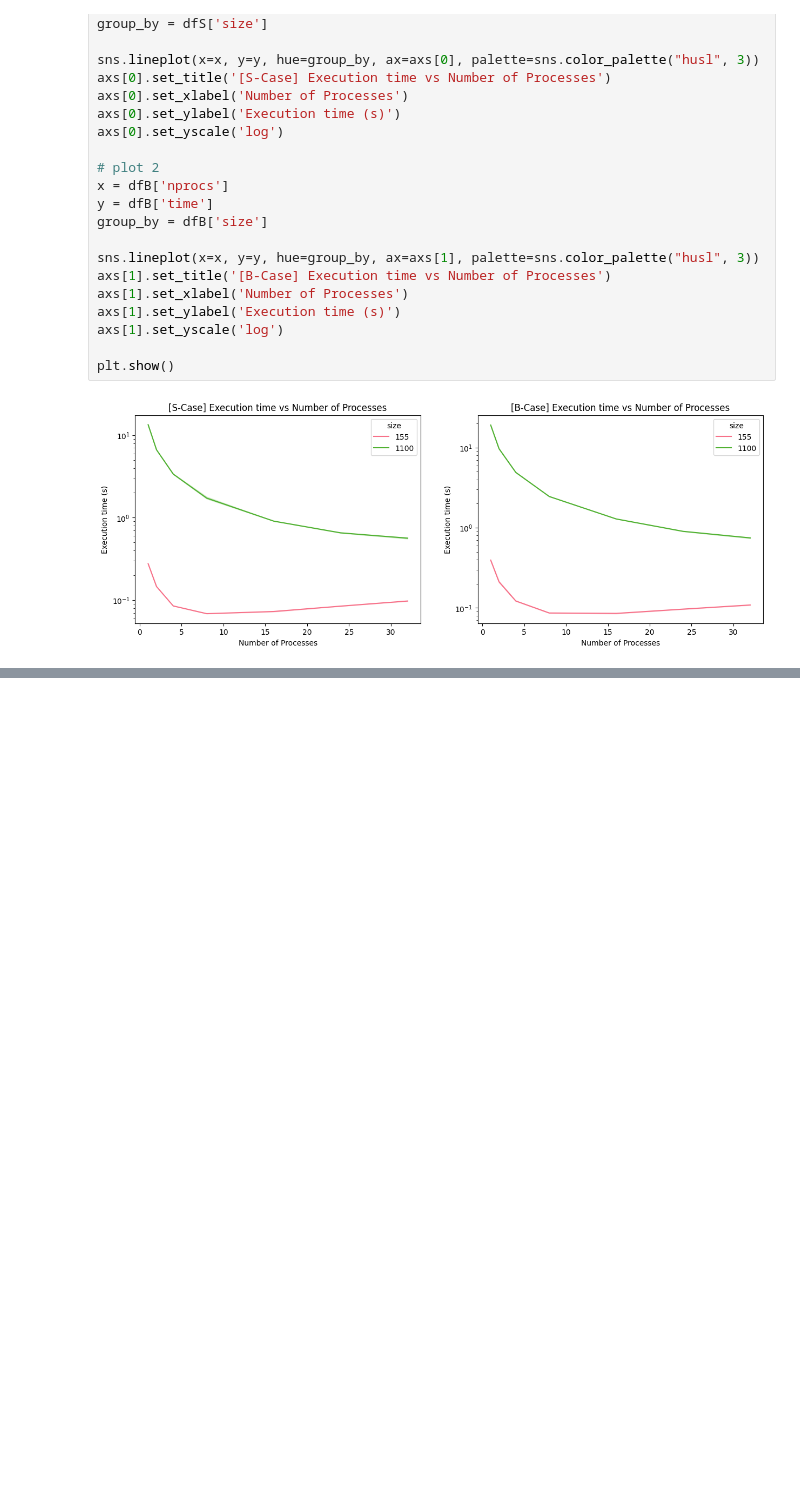
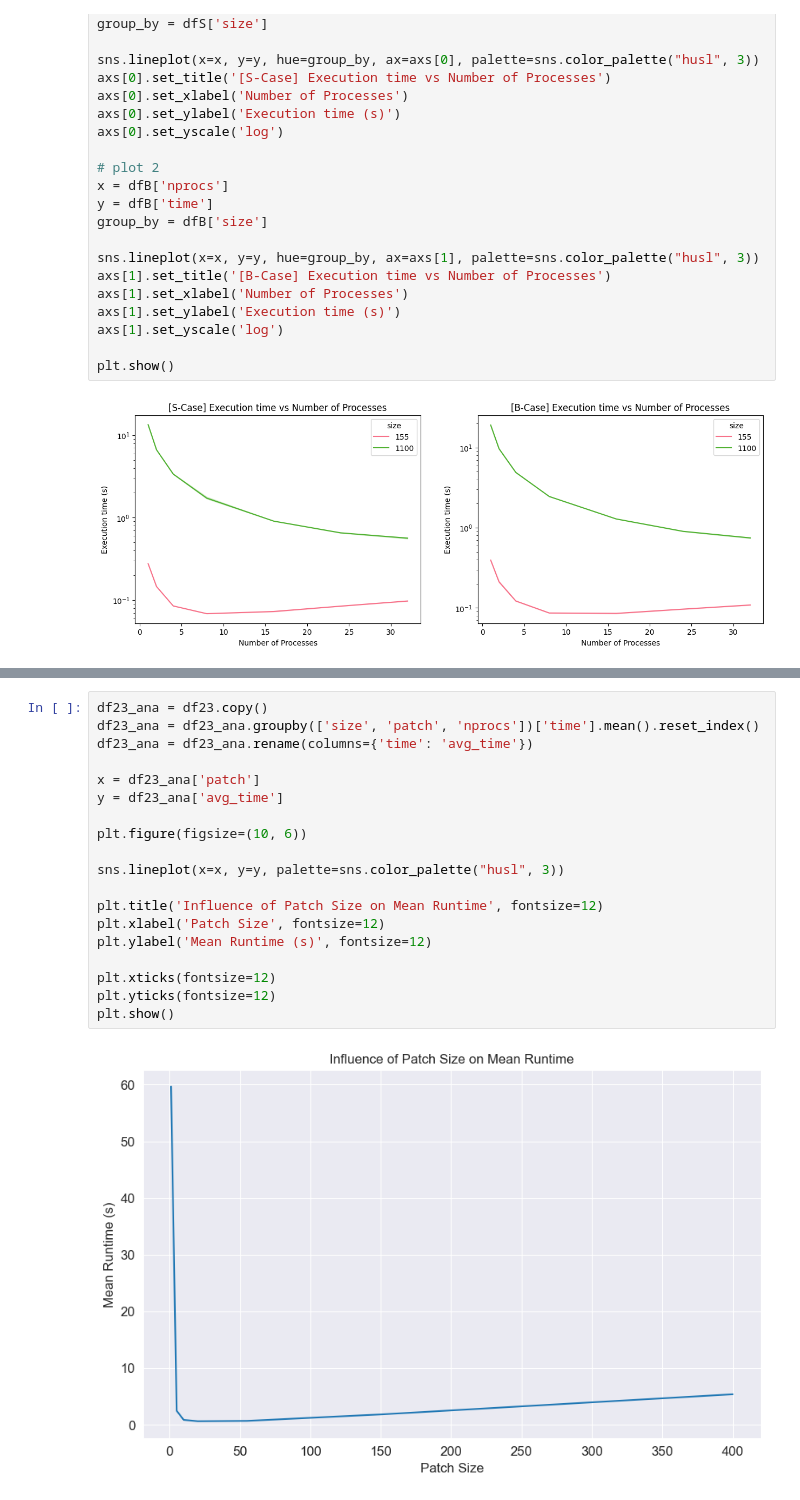
Before and after one commit to sueszli/julia.py, a Jupyter notebook: docs/analysis.ipynb, the cells around one changed output, grey strips where cells are left out. Drawn from its saved outputs; the diff is of its cells as text; blank space fills up the shorter version.

```diff
--- a/docs/analysis.ipynb
+++ b/docs/analysis.ipynb
@@ -213,0 +214,21 @@ plt.show()
+# %%
+df23_ana = df23.copy()
+df23_ana = df23_ana.groupby(['size', 'patch', 'nprocs'])['time'].mean().reset_index()
+df23_ana = df23_ana.rename(columns={'time': 'avg_time'})
+
+x = df23_ana['patch']
+y = df23_ana['avg_time']
+
+plt.figure(figsize=(10, 6))
+
+sns.lineplot(x=x, y=y, palette=sns.color_palette("husl", 3))
+
+plt.title('Influence of Patch Size on Mean Runtime', fontsize=12)
+plt.xlabel('Patch Size', fontsize=12)
+plt.ylabel('Mean Runtime (s)', fontsize=12)
+
+plt.xticks(fontsize=12)
+plt.yticks(fontsize=12)
+plt.show()
+# %% [output]
+[figure, added]
```
Also changed, not shown: parts of 3 cells of this notebook.
